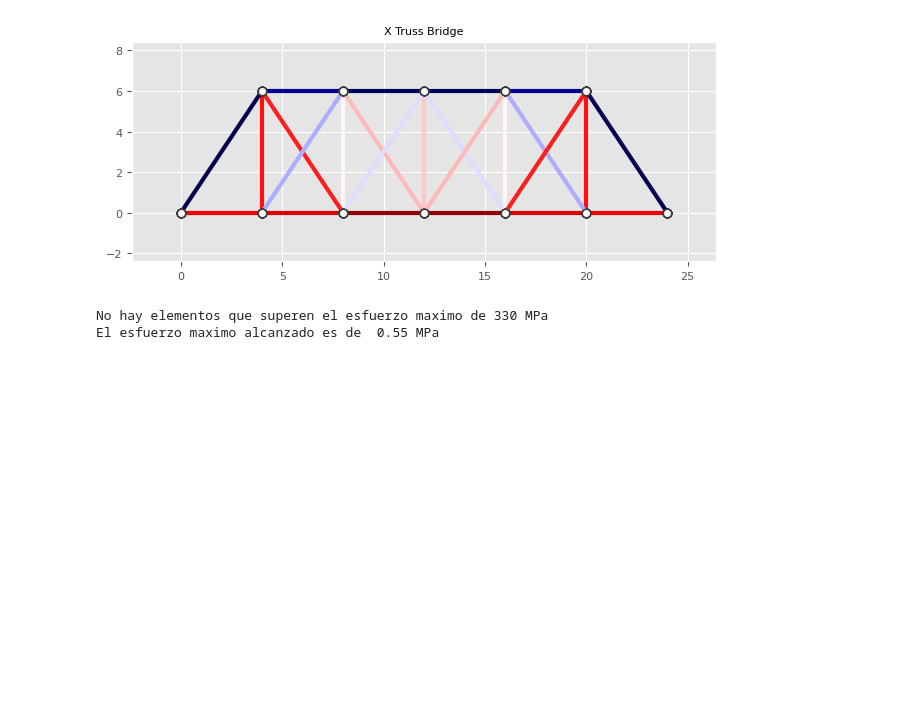
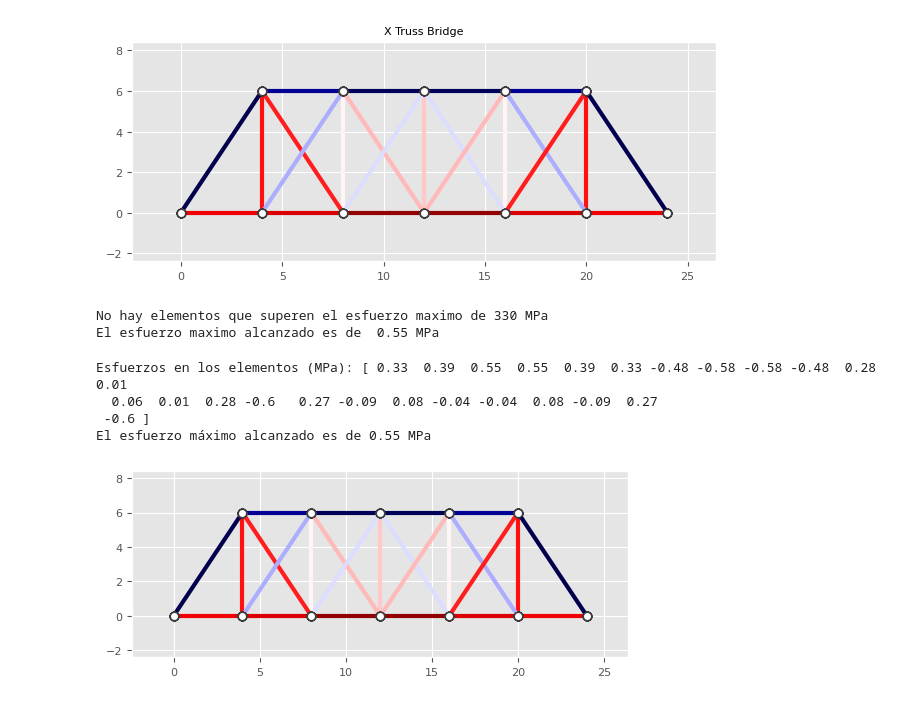
Before and after one commit to oscar-rincon/trusses_analysis, a Jupyter notebook: main/x_truss_brige_.ipynb, the cells around one changed output. Saved outputs shown, nothing was run; the diff lists cells and outputs as text; code cells hidden in the pictures; blank space fills up the shorter version.

```diff
--- a/main/x_truss_brige_.ipynb
+++ b/main/x_truss_brige_.ipynb
@@ -140,21 +140,14 @@ vis_esfuerzos(nodes, elements, esfuerzos, desp=None)
 # Ajustar y guardar la figura
 plt.tight_layout()
 plt.show()
+
+if any(esfuerzos/1e6)>330:
+    print("Hay elementos que superan el esfuerzo maximo de 330 MPa")
+else:
+    print("No hay elementos que superen el esfuerzo maximo de 330 MPa")
+
+print("El esfuerzo maximo alcanzado es de ",round(max(esfuerzos)/1e6,2),"MPa")
 # %% [output]
 [figure]
+No hay elementos que superen el esfuerzo maximo de 330 MPa
+El esfuerzo maximo alcanzado es de  0.55 MPa
-# %%
-if any(esfuerzos/1e6)>330:
-    print("Hay elementos que superan el esfuerzo maximo de 330 MPa")
-else:
-    print("No hay elementos que superen el esfuerzo maximo de 330 MPa")
-
-print("El esfuerzo maximo alcanzado es de ",round(max(esfuerzos)/1e6,2),"MPa")
-
-# for i in range(len(esfuerzos)):
-#     if esfuerzos[i]/1e6>330:
-#         print("Elemento",i+1,"con ",round(esfuerzos[i]/1e6,2), "MPa supera el esfuerzo maximo")
-#     else:
-#         print("Elemento",i+1,"con ",round(esfuerzos[i]/1e6,2), "MPa no supera el esfuerzo maximo")
-# %% [output]
-No hay elementos que superen el esfuerzo maximo de 330 MPa
-El esfuerzo maximo alcanzado es de  0.55 MPa
@@ -160,0 +299,31 @@ El esfuerzo maximo alcanzado es de  0.55 MPa
+# %%
+# -------------------------------
+# Definición de cargas
+# -------------------------------
+cargas = np.array([
+    [0.0, 0.0],    # Nodo 0: Sin carga (soporte)
+    [0.0, -2000/5],# Nodo 1: Carga de -2 kN en y
+    [0.0, -2000/5],# Nodo 2: Carga de -2 kN en y
+    [0.0, -2000/5],# Nodo 3: Carga de -2 kN en y
+    [0.0, -2000/5],# Nodo 4: Carga de -2 kN en y
+    [0.0, -2000/5],# Nodo 5: Carga de -2 kN en y
+    [0.0, 0.0],    # Nodo 6: Sin carga (soporte)
+    [0.0, 0.0],    # Nodo 7: Sin carga
+    [0.0, 0.0],    # Nodo 8: Sin carga
+    [0.0, 0.0],    # Nodo 9: Sin carga
+    [0.0, 0.0],    # Nodo 10: Sin carga
+    [0.0, 0.0],    # Nodo 11: Sin carga
+])
+
+secciones = [0.002 for _ in range(24)]  # secciones de 0.002 m² para todos los elementos
+esfuerzos = calcular_esfuerzos(secciones,cargas)
+
+# Imprimir resultados
+print("Esfuerzos en los elementos (MPa):", np.round(esfuerzos/ 1e6,2))
+print("El esfuerzo máximo alcanzado es de", round(max(esfuerzos) / 1e6, 2), "MPa")
+# %% [output]
+Esfuerzos en los elementos (MPa): [ 0.33  0.39  0.55  0.55  0.39  0.33 -0.48 -0.58 -0.58 -0.48  0.28  0.01
+  0.06  0.01  0.28 -0.6   0.27 -0.09  0.08 -0.04 -0.04  0.08 -0.09  0.27
+ -0.6 ]
+El esfuerzo máximo alcanzado es de 0.55 MPa
+[figure, added]
```
Also changed, not shown: parts of 1 cell of this notebook, 3 other files.
